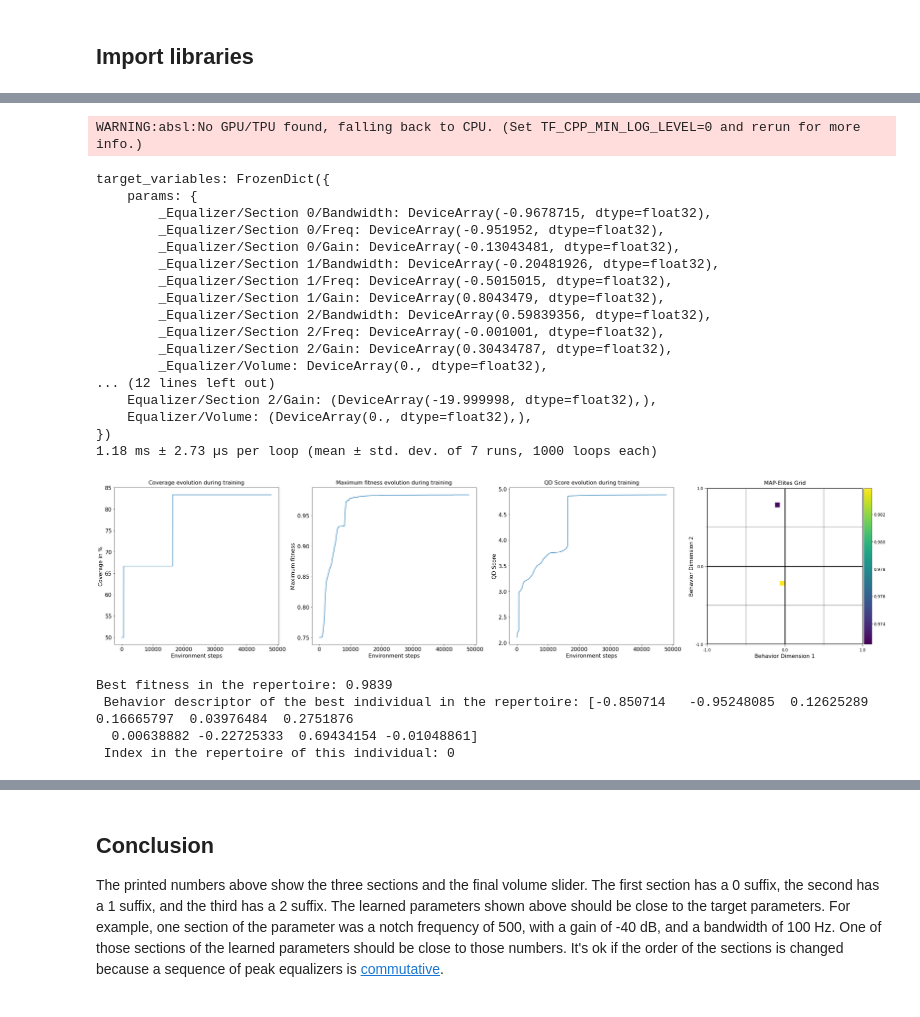
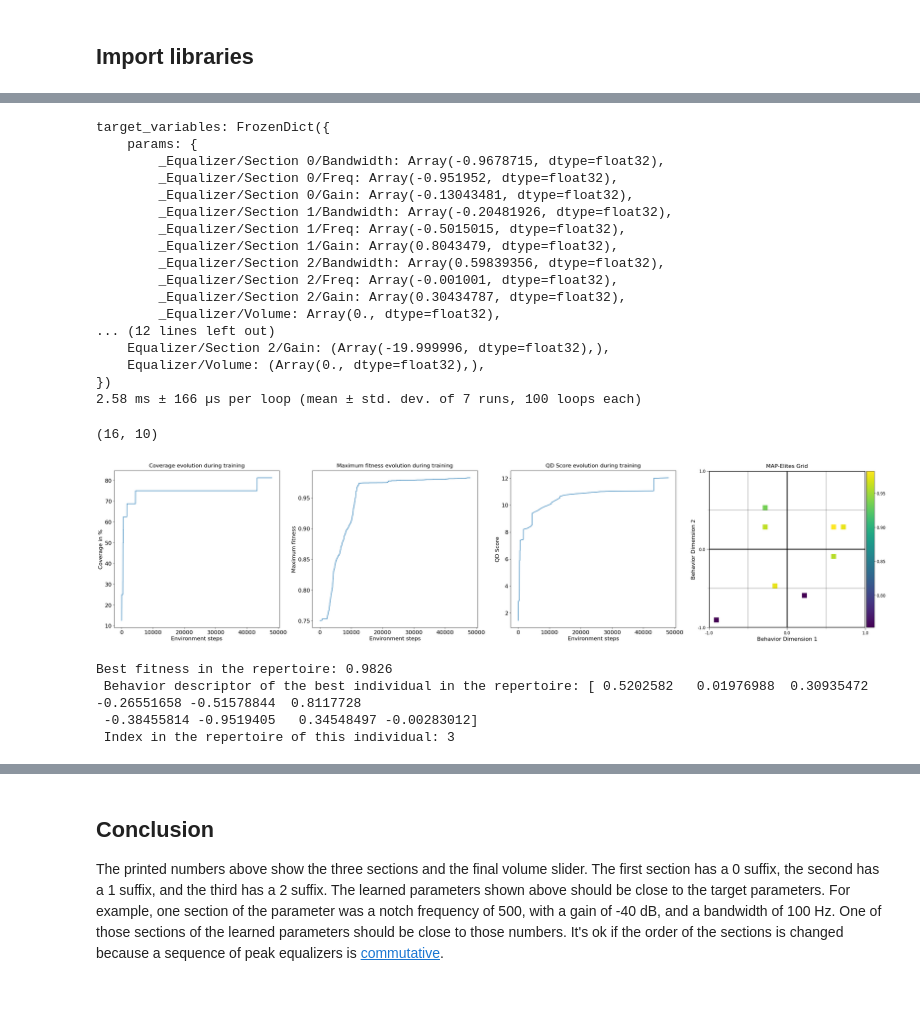
Before and after one commit to DBraun/DawDreamer, a Jupyter notebook: examples/Faust_to_QDax/Faust_to_QDax.ipynb, the cells around one changed output, grey strips where cells are left out. Cells and saved outputs as stored; diff of their text form; code cells hidden in the pictures.

```diff
--- a/examples/Faust_to_QDax/Faust_to_QDax.ipynb
+++ b/examples/Faust_to_QDax/Faust_to_QDax.ipynb
@@ -122,9 +137,9 @@ num_iterations = 8000  #@param {type:"integer"}
 log_period = 20
 seed = 42 #@param {type:"integer"}
 iso_sigma = 0.005 #@param {type:"number"}
-line_sigma = 0.005 #@param {type:"number"}
-num_init_cvt_samples = 4096  #@param {type:"integer"}
-num_centroids = 6  #@param {type:"integer"}
+line_sigma = 0.01 #@param {type:"number"}
+num_init_cvt_samples = 50000  #@param {type:"integer"}
+num_centroids = 16  #@param {type:"integer"}
 reward_offset = 1e-6 # minimum reward value to make sure qd_score are positive
 # %%
 #@title Define Target JAX Model and Ground Truth Parameters
@@ -208,7 +221,9 @@ key = random.PRNGKey(0)
 target_variables = model.init({'params': key}, jnp.ones((N_CHANNELS, N_SAMPLES), jnp.float32), N_SAMPLES)
 print('target_variables:', target_variables)
 # Our behavior descriptor length is the number of parameters.
-behavior_descriptor_length = len(target_variables['params'].keys())
+num_parameters = len(target_variables['params'].keys())
+behavior_descriptor_length = num_parameters
+# behavior_descriptor_length = 2 # todo
 print('behavior_descriptor_length:', behavior_descriptor_length)
 
 # show the target intermediate parameters which we want our trained model to discover.
@@ -224,24 +239,23 @@ batch_model = nn.vmap(MyDSP, in_axes=(0, None), variable_axes={'params': 0}, spl
 env_inference_fn(target_variables, x, N_SAMPLES)
 %timeit env_inference_fn(target_variables, x, N_SAMPLES)
 # %% [output]
-WARNING:absl:No GPU/TPU found, falling back to CPU. (Set TF_CPP_MIN_LOG_LEVEL=0 and rerun for more info.)
+target_variables: FrozenDict({
+    params: {
+        _Equalizer/Section 0/Bandwidth: Array(-0.9678715, dtype=float32),
+        _Equalizer/Section 0/Freq: Array(-0.951952, dtype=float32),
+        _Equalizer/Section 0/Gain: Array(-0.13043481, dtype=float32),
+        _Equalizer/Section 1/Bandwidth: Array(-0.20481926, dtype=float32),
+        _Equalizer/Section 1/Freq: Array(-0.5015015, dtype=float32),
+        _Equalizer/Section 1/Gain: Array(0.8043479, dtype=float32),
+        _Equalizer/Section 2/Bandwidth: Array(0.59839356, dtype=float32),
+        _Equalizer/Section 2/Freq: Array(-0.001001, dtype=float32),
+        _Equalizer/Section 2/Gain: Array(0.30434787, dtype=float32),
+        _Equalizer/Volume: Array(0., dtype=float32),
+... (12 lines left out)
+    Equalizer/Section 2/Gain: (Array(-19.999996, dtype=float32),),
+    Equalizer/Volume: (Array(0., dtype=float32),),
+})
+2.58 ms ± 166 µs per loop (mean ± std. dev. of 7 runs, 100 loops each)
-target_variables: FrozenDict({
-    params: {
-        _Equalizer/Section 0/Bandwidth: DeviceArray(-0.9678715, dtype=float32),
-        _Equalizer/Section 0/Freq: DeviceArray(-0.951952, dtype=float32),
-        _Equalizer/Section 0/Gain: DeviceArray(-0.13043481, dtype=float32),
-        _Equalizer/Section 1/Bandwidth: DeviceArray(-0.20481926, dtype=float32),
-        _Equalizer/Section 1/Freq: DeviceArray(-0.5015015, dtype=float32),
-        _Equalizer/Section 1/Gain: DeviceArray(0.8043479, dtype=float32),
-        _Equalizer/Section 2/Bandwidth: DeviceArray(0.59839356, dtype=float32),
-        _Equalizer/Section 2/Freq: DeviceArray(-0.001001, dtype=float32),
-        _Equalizer/Section 2/Gain: DeviceArray(0.30434787, dtype=float32),
-        _Equalizer/Volume: DeviceArray(0., dtype=float32),
-... (12 lines left out)
-    Equalizer/Section 2/Gain: (DeviceArray(-19.999998, dtype=float32),),
-    Equalizer/Volume: (DeviceArray(0., dtype=float32),),
-})
-1.18 ms ± 2.73 µs per loop (mean ± std. dev. of 7 runs, 1000 loops each)
 # %%
 #@title Define a Custom Environment
 class MyEnv(QDEnv):
@@ -569,18 +859,23 @@ def plot_map_elites_results(
 # %%
 #@title Plotting
 
 # Create the x-axis array
 env_steps = jnp.arange(num_iterations) * episode_length * batch_size
 
+print(repertoire.centroids.shape)
 # Create the plots and the grid
 fig, axes = plot_map_elites_results(env_steps=env_steps, metrics=all_metrics,
                                     repertoire=repertoire,
                                     min_bd=-1., max_bd=1.,
-                                    grid_shape=2)
+                                    grid_shape=2
+                                    )
 
 fig.show()
+
+# Note that our MAP-Elites Grid will look sparse when the `num_centroids` hyperparameter is small.
 # %% [output]
+(16, 10)
-[figure, old version]
+[figure, new version]
 # %%
 #@title Show the Best Parameters
 best_idx = jnp.argmax(repertoire.fitnesses)
@@ -593,10 +888,10 @@ print(
     f"Index in the repertoire of this individual: {best_idx}\n"
 )
 # %% [output]
-Best fitness in the repertoire: 0.9839
- Behavior descriptor of the best individual in the repertoire: [-0.850714   -0.95248085  0.12625289  0.16665797  0.03976484  0.2751876
-  0.00638882 -0.22725333  0.69434154 -0.01048861]
- Index in the repertoire of this individual: 0
+Best fitness in the repertoire: 0.9826
+ Behavior descriptor of the best individual in the repertoire: [ 0.5202582   0.01976988  0.30935472 -0.26551658 -0.51578844  0.8117728
+ -0.38455814 -0.9519405   0.34548497 -0.00283012]
+ Index in the repertoire of this individual: 3
 # %%
 #@title Use the best parameters on a single item.
 
```
Also changed, not shown: parts of 12 cells of this notebook.
